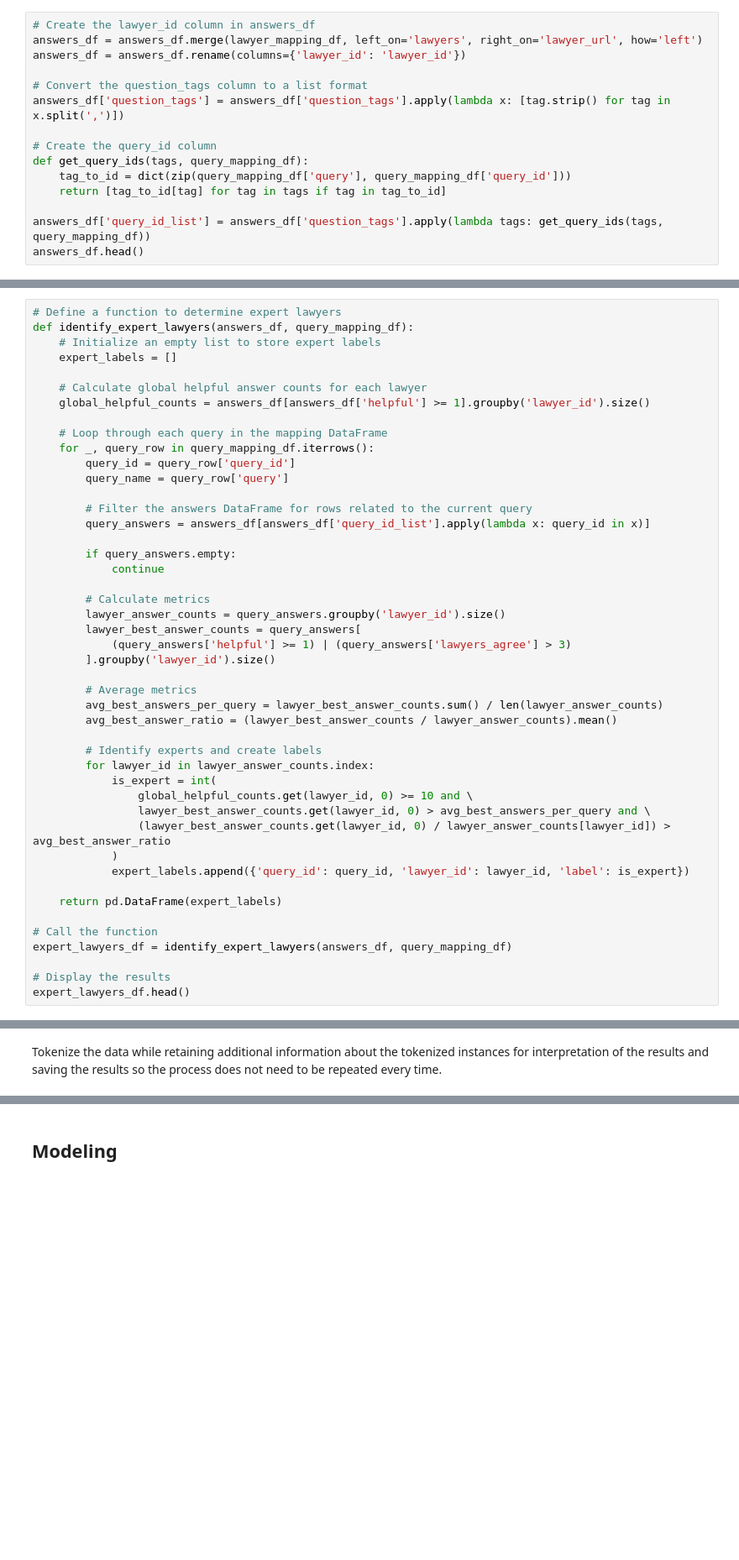
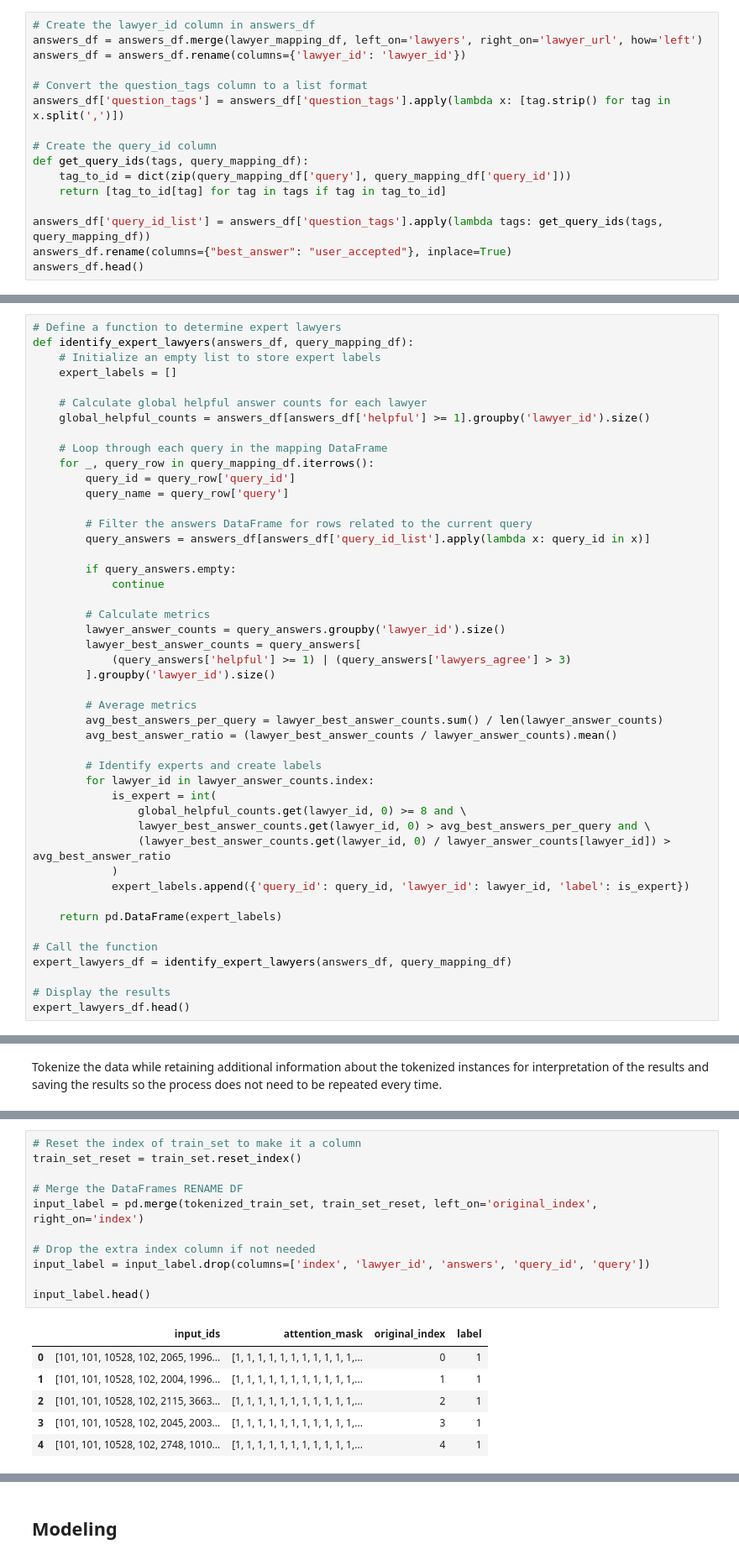
Before and after one commit to rolandramp/ExDDS24Group14, a Jupyter notebook: methods/baseline2_vanilla_bert.ipynb, the cells around one changed output, grey strips where cells are left out. Shown at 84% size. Saved outputs shown, nothing was run; the diff lists cells and outputs as text; blank space fills up the shorter version.

Commit message:
Training implementation for BERT implemented

```diff
--- a/methods/baseline2_vanilla_bert.ipynb
+++ b/methods/baseline2_vanilla_bert.ipynb
@@ -175,6 +184,7 @@ def get_query_ids(tags, query_mapping_df):
     return [tag_to_id[tag] for tag in tags if tag in tag_to_id]
 
 answers_df['query_id_list'] = answers_df['question_tags'].apply(lambda tags: get_query_ids(tags, query_mapping_df))
+answers_df.rename(columns={"best_answer": "user_accepted"}, inplace=True)
 answers_df.head()
 # %% [output]
 |  | number | url | title | question | question_tags | answers | lawyers | posted_times | answer_card_text | ... |
@@ -241,7 +325,7 @@ def identify_expert_lawyers(answers_df, query_mapping_df):
         # Identify experts and create labels
         for lawyer_id in lawyer_answer_counts.index:
             is_expert = int(
-                global_helpful_counts.get(lawyer_id, 0) >= 10 and \
+                global_helpful_counts.get(lawyer_id, 0) >= 8 and \
                 lawyer_best_answer_counts.get(lawyer_id, 0) > avg_best_answers_per_query and \
                 (lawyer_best_answer_counts.get(lawyer_id, 0) / lawyer_answer_counts[lawyer_id]) > avg_best_answer_ratio
             )
@@ -417,0 +517,18 @@ tokenized_train_set.shape, tokenized_val_set.shape, tokenized_test_set.shape
+# %%
+# Reset the index of train_set to make it a column
+train_set_reset = train_set.reset_index()
+
+# Merge the DataFrames RENAME DF
+input_label = pd.merge(tokenized_train_set, train_set_reset, left_on='original_index', right_on='index')
+
+# Drop the extra index column if not needed
+input_label = input_label.drop(columns=['index', 'lawyer_id', 'answers', 'query_id', 'query'])
+
+input_label.head()
+# %% [output]
+|  | input_ids | attention_mask | original_index | label |
+| 0 | [101, 101, 10528, 102, 2065, 1996... | [1, 1, 1, 1, 1, 1, 1, 1, 1, 1, 1,... | 0 | 1 |
+| 1 | [101, 101, 10528, 102, 2004, 1996... | [1, 1, 1, 1, 1, 1, 1, 1, 1, 1, 1,... | 1 | 1 |
+| 2 | [101, 101, 10528, 102, 2115, 3663... | [1, 1, 1, 1, 1, 1, 1, 1, 1, 1, 1,... | 2 | 1 |
+| 3 | [101, 101, 10528, 102, 2045, 2003... | [1, 1, 1, 1, 1, 1, 1, 1, 1, 1, 1,... | 3 | 1 |
+| 4 | [101, 101, 10528, 102, 2748, 1010... | [1, 1, 1, 1, 1, 1, 1, 1, 1, 1, 1,... | 4 | 1 |
```
Also changed, not shown: parts of 22 cells of this notebook, 1 other file.
